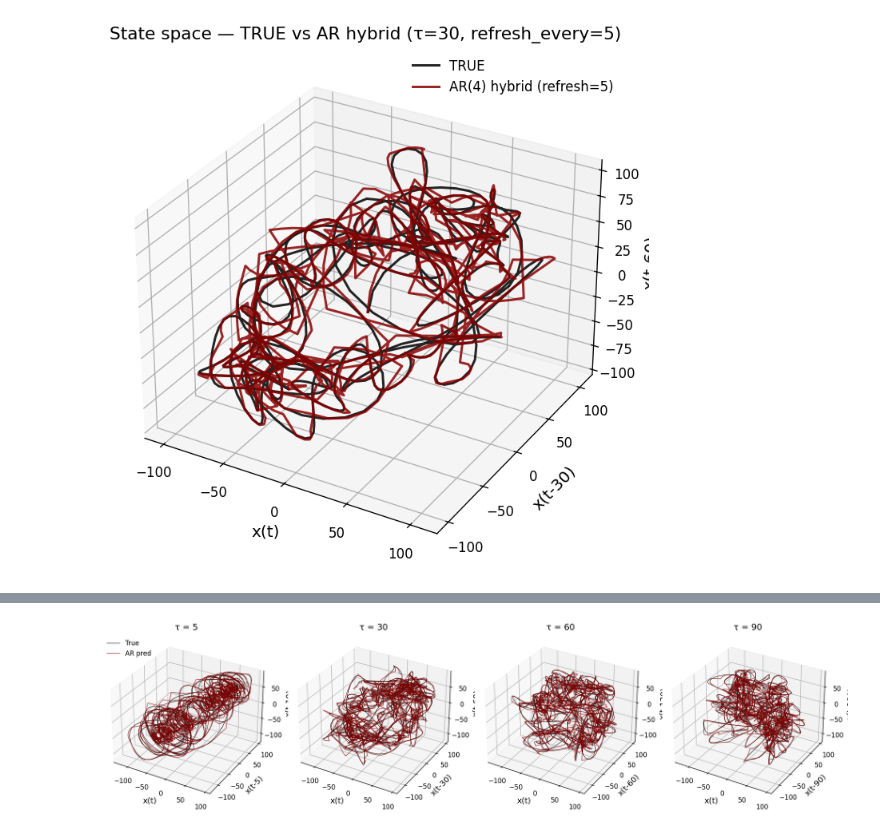
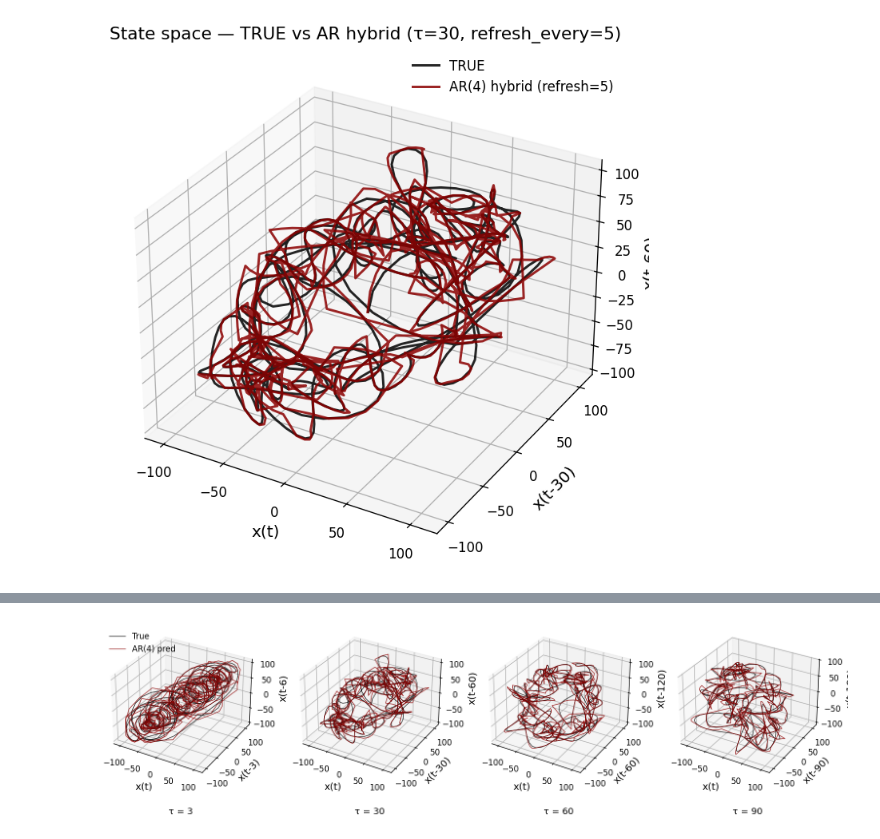
Before and after one commit to erfanzabeh/StocasticDiffEq_Simulation, a Jupyter notebook: docs/tutorials/monkey.ipynb, the cells around one changed output, grey strips where cells are left out. Cells and saved outputs as stored; diff of their text form; code cells hidden in the pictures.

```diff
--- a/docs/tutorials/monkey.ipynb
+++ b/docs/tutorials/monkey.ipynb
@@ -429,5 +381,5 @@ plot_state_space_windows_comparison(xs, xs_pred_full, Fs, tau)
 # %%
-def plot_state_space_tau_sweep(xs, xs_pred, Fs, t_start, t_end, taus=[5, 30, 60, 90], embed_dim=3):
+def plot_state_space_tau_sweep(xs, xs_pred, Fs, t_start, t_end, taus=[3, 30, 60, 90], embed_dim=3):
     fig, axes = plt.subplots(1, 4, figsize=(16, 4), subplot_kw={'projection': '3d'})
 
     idx_start = int(t_start * Fs)
@@ -439,23 +391,21 @@ def plot_state_space_tau_sweep(xs, xs_pred, Fs, t_start, t_end, taus=[5, 30, 60,
     seg_pred_matched = segment_pred - np.mean(segment_pred)
     seg_pred_matched = seg_pred_matched * (np.std(segment_true) / (np.std(seg_pred_matched) + 1e-12))
     seg_pred_matched = seg_pred_matched + np.mean(segment_true)
-
+    segment_pred
     for ax, tau_val in zip(axes, taus):
         X3_true = embed(segment_true, embed_dim, tau_val)
         X3_pred = embed(seg_pred_matched, embed_dim, tau_val)
 
         ax.plot(X3_true[:, 0], X3_true[:, 1], X3_true[:, 2], color='black', alpha=0.85, lw=0.8, label='True')
-        ax.plot(X3_pred[:, 0], X3_pred[:, 1], X3_pred[:, 2], color='darkred', alpha=0.85, lw=0.8, label='AR pred')
-        ax.set_title(f"τ = {tau_val}")
+        ax.plot(X3_pred[:, 0], X3_pred[:, 1], X3_pred[:, 2], color='darkred', alpha=0.85, lw=0.8, label='AR(4) pred')
         ax.set_xlabel("x(t)")
         ax.set_ylabel(f"x(t-{tau_val})")
         ax.set_zlabel(f"x(t-{2*tau_val})")
+        ax.text2D(0.5, -0.2, f"τ = {tau_val}", transform=ax.transAxes, ha='center', fontsize=11)
 
     axes[0].legend(frameon=False, loc='upper left')
-    # plt.suptitle(f"State space τ sweep: {t_start}–{t_end} s (AR({p_use}), refresh={REFRESH_EVERY})", y=1.02)
-    plt.tight_layout()
     plt.show()
-
-plot_state_space_tau_sweep(xs, xs_pred_full, Fs, t_start=10, t_end=15)
-# %% [output]
-[figure, removed]
+# %%
+plot_state_space_tau_sweep(xs, xs_pred_full, Fs, t_start=18, t_end=20)
+# %% [output]
+[figure, added]
```
Also changed, not shown: parts of 7 cells of this notebook, 1 other file.
